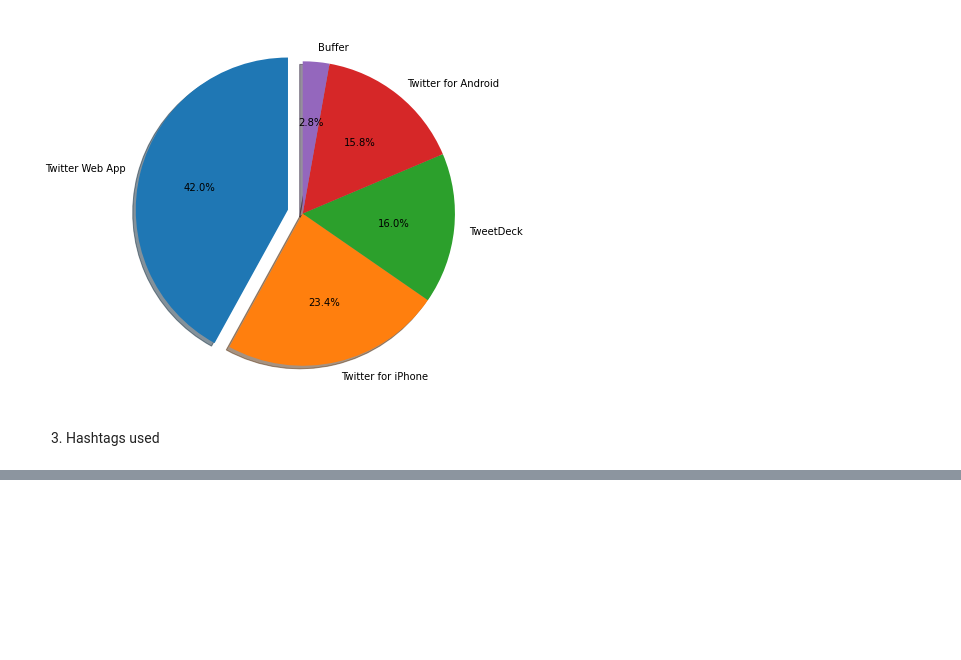
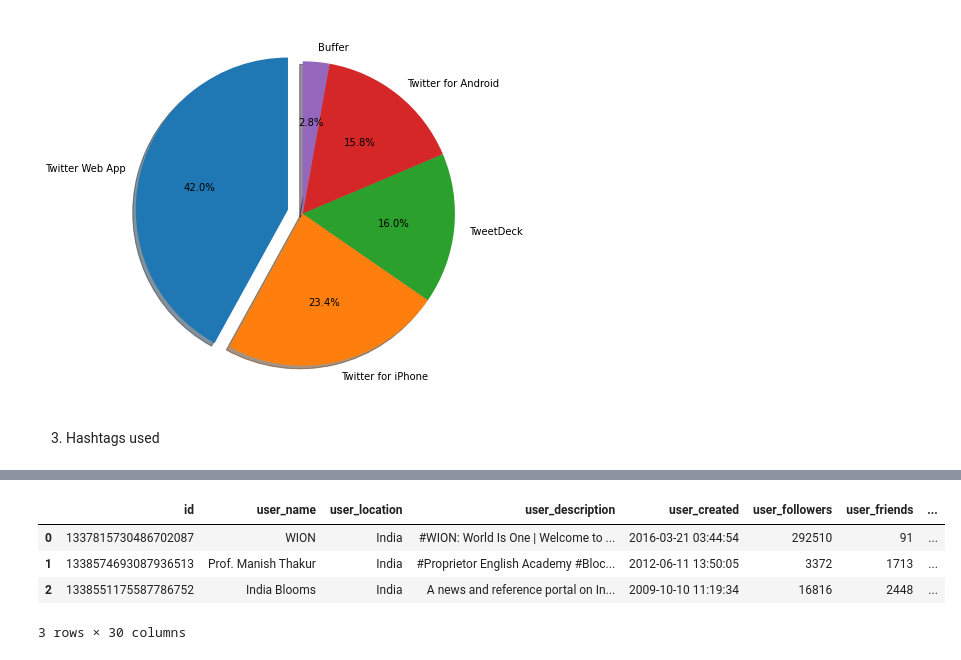
Before and after one commit to zuhairaziz95/PfizerEDA, a Jupyter notebook: Pfizer_Analysis.ipynb, the cells around one changed output, grey strips where cells are left out. Saved outputs shown, nothing was run; the diff lists cells and outputs as text; code cells hidden in the pictures; blank space fills up the shorter version.

```diff
--- a/Pfizer_Analysis.ipynb
+++ b/Pfizer_Analysis.ipynb
@@ -256,0 +284,8 @@ plt.show()
+# %%
+data3.head(3)
+# %% [output]
+|  | id | user_name | user_location | user_description | user_created | user_followers | user_friends | ... |
+| 0 | 1337815730486702087 | WION | India | #WION: World Is One | Welcome to ... | 2016-03-21 03:44:54 | 292510 | 91 | ... |
+| 1 | 1338574693087936513 | Prof. Manish Thakur | India | #Proprietor English Academy #Bloc... | 2012-06-11 13:50:05 | 3372 | 1713 | ... |
+| 2 | 1338551175587786752 | India Blooms | India | A news and reference portal on In... | 2009-10-10 11:19:34 | 16816 | 2448 | ... |
+3 rows × 30 columns
```
Also changed, not shown: parts of 25 cells of this notebook.
